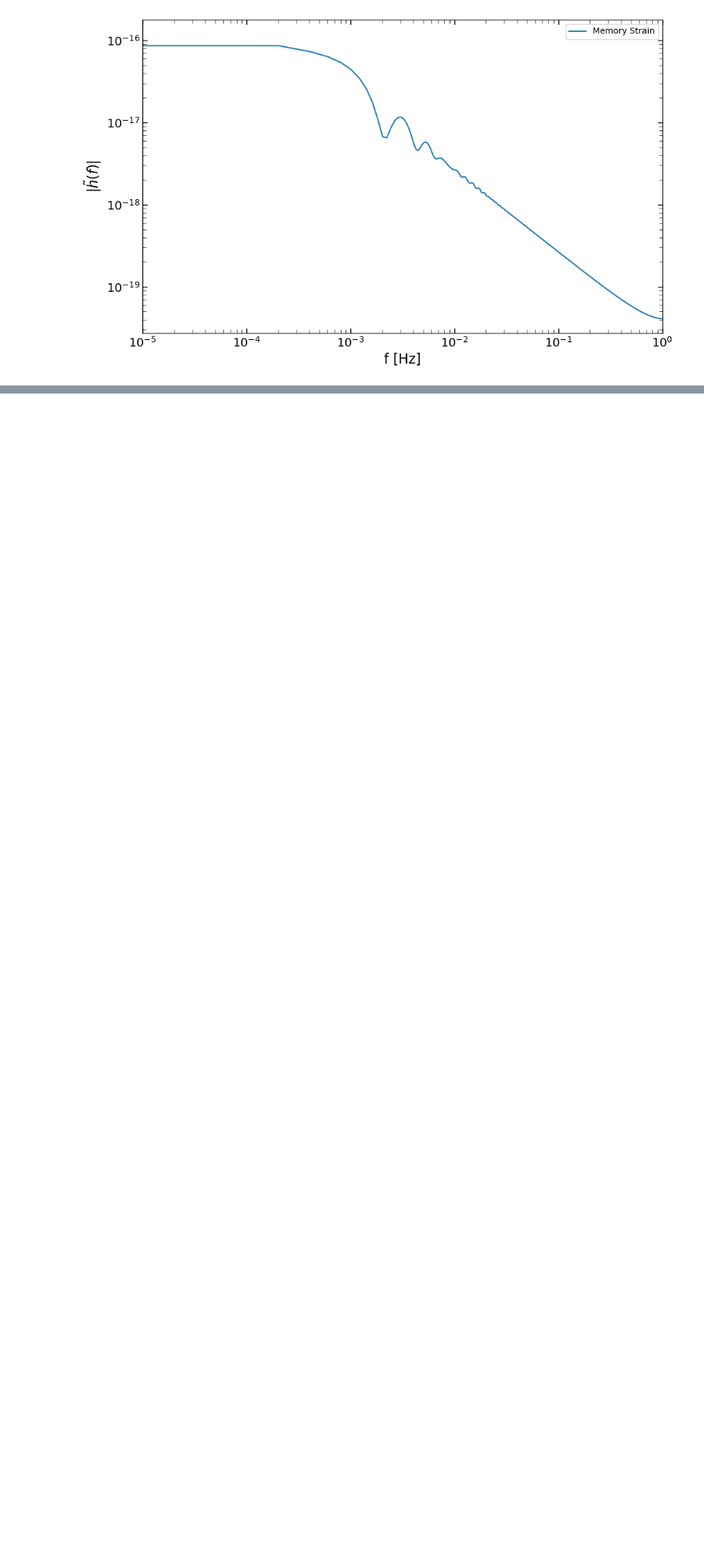
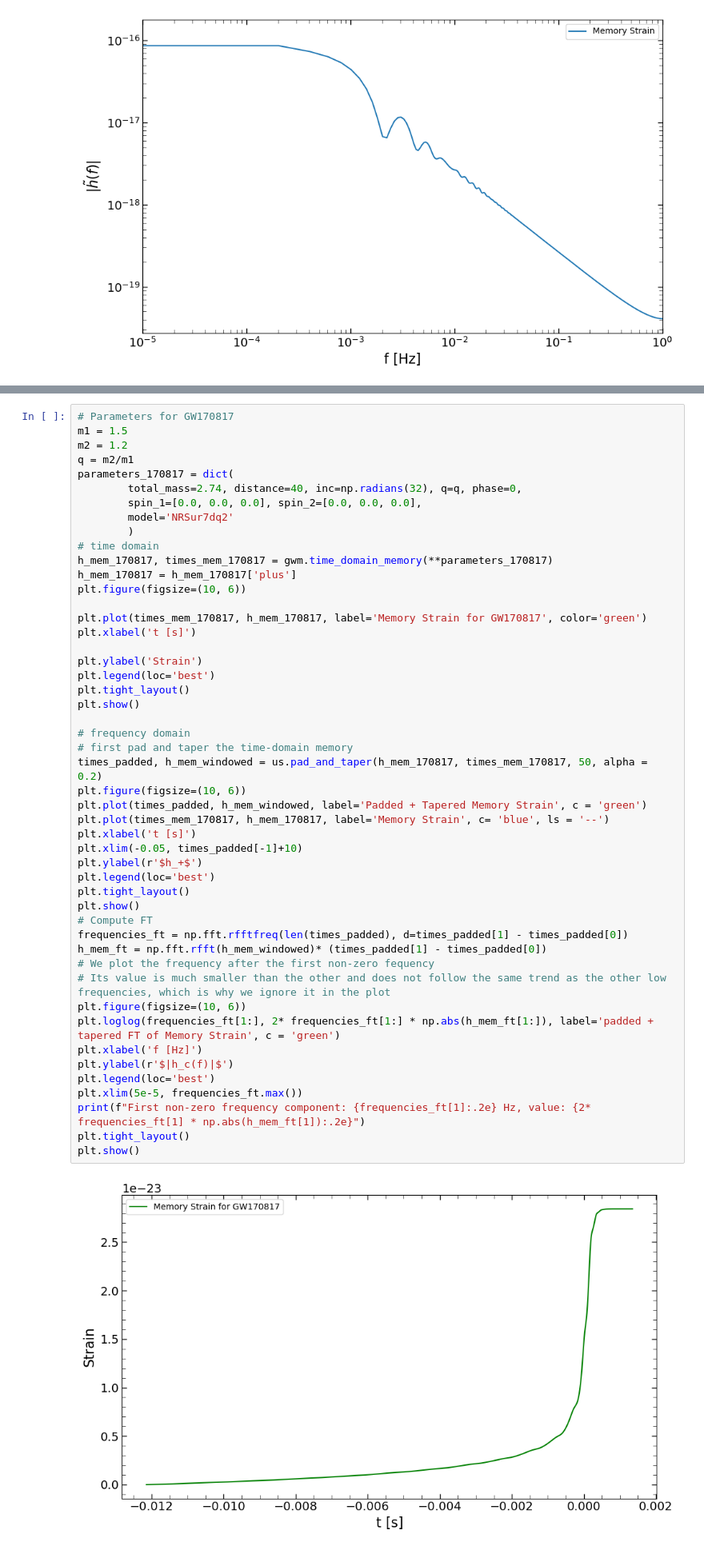
Before and after one commit to ThomasBastro/Memory_effect, a Jupyter notebook: FT_with_GWmemory/ft.ipynb, the cells around one changed output, grey strips where cells are left out. Shown at 80% size. Cells and saved outputs as stored; diff of their text form; blank space fills up the shorter version.

```diff
--- a/FT_with_GWmemory/ft.ipynb
+++ b/FT_with_GWmemory/ft.ipynb
@@ -170,0 +163,51 @@ FT of windowed + padded first 5 values: [ 8.44831814e-14+0.00000000e+00j -1.6996
+# %%
+# Parameters for GW170817
+m1 = 1.5
+m2 = 1.2
+q = m2/m1
+parameters_170817 = dict(
+        total_mass=2.74, distance=40, inc=np.radians(32), q=q, phase=0,
+        spin_1=[0.0, 0.0, 0.0], spin_2=[0.0, 0.0, 0.0],
+        model='NRSur7dq2'
+        )
+# time domain
+h_mem_170817, times_mem_170817 = gwm.time_domain_memory(**parameters_170817)
+h_mem_170817 = h_mem_170817['plus']
+plt.figure(figsize=(10, 6))
+
+plt.plot(times_mem_170817, h_mem_170817, label='Memory Strain for GW170817', color='green')
+plt.xlabel('t [s]')
+
+plt.ylabel('Strain')
+plt.legend(loc='best')
+plt.tight_layout()
+plt.show()
+
+# frequency domain
+# first pad and taper the time-domain memory
+times_padded, h_mem_windowed = us.pad_and_taper(h_mem_170817, times_mem_170817, 50, alpha = 0.2)
+plt.figure(figsize=(10, 6))
+plt.plot(times_padded, h_mem_windowed, label='Padded + Tapered Memory Strain', c = 'green')
+plt.plot(times_mem_170817, h_mem_170817, label='Memory Strain', c= 'blue', ls = '--')
+plt.xlabel('t [s]')
+plt.xlim(-0.05, times_padded[-1]+10)
+plt.ylabel(r'$h_+$')
+plt.legend(loc='best')
+plt.tight_layout()
+plt.show()
+# Compute FT
+frequencies_ft = np.fft.rfftfreq(len(times_padded), d=times_padded[1] - times_padded[0])
+h_mem_ft = np.fft.rfft(h_mem_windowed)* (times_padded[1] - times_padded[0])
+# We plot the frequency after the first non-zero fequency
+# Its value is much smaller than the other and does not follow the same trend as the other low frequencies, which is why we ignore it in the plot
+plt.figure(figsize=(10, 6))
+plt.loglog(frequencies_ft[1:], 2* frequencies_ft[1:] * np.abs(h_mem_ft[1:]), label='padded + tapered FT of Memory Strain', c = 'green')
+plt.xlabel('f [Hz]')
+plt.ylabel(r'$|h_c(f)|$')
+plt.legend(loc='best')
+plt.xlim(5e-5, frequencies_ft.max())
+print(f"First non-zero frequency component: {frequencies_ft[1]:.2e} Hz, value: {2* frequencies_ft[1] * np.abs(h_mem_ft[1]):.2e}")
+plt.tight_layout()
+plt.show()
+# %% [output]
+[figure, added]
```
Also changed, not shown: parts of 13 cells of this notebook.
